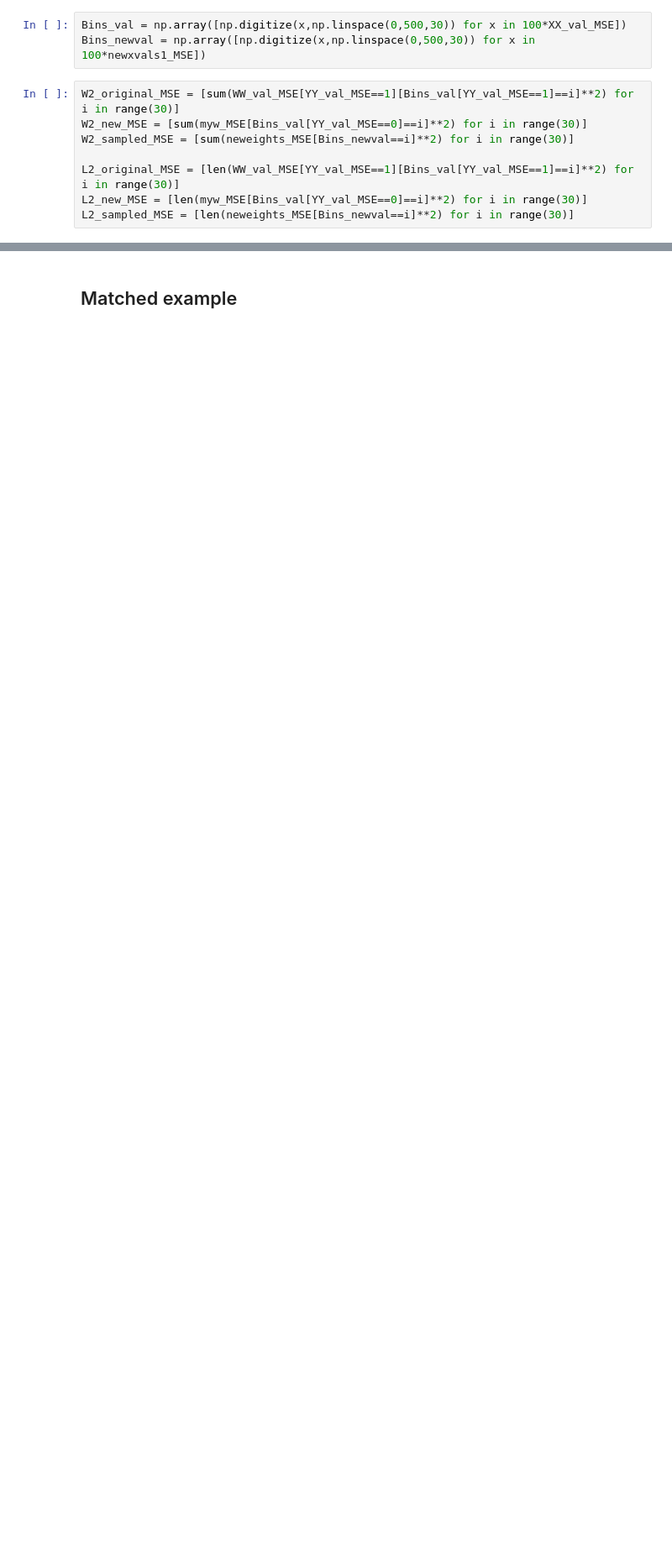
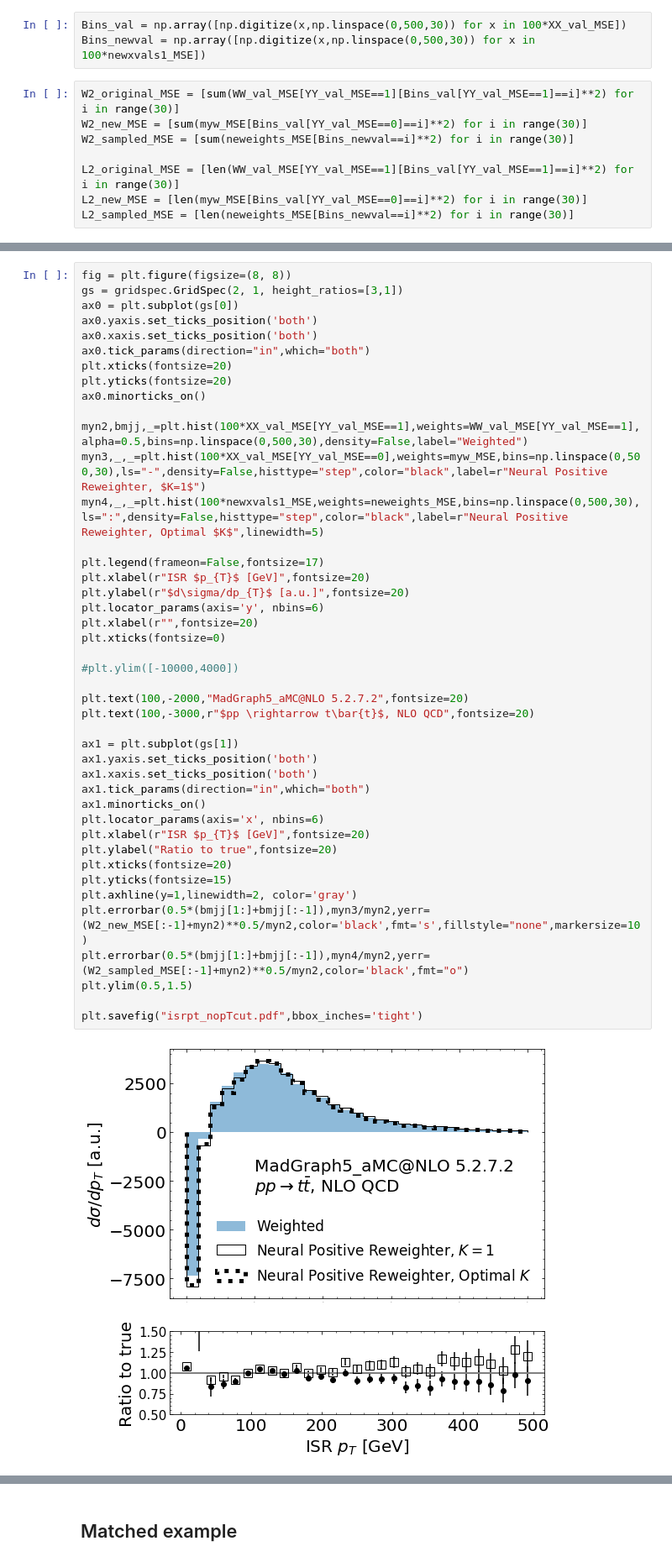
Before and after one commit to bnachman/NeuralPositiveResampler, a Jupyter notebook: TopQuarksExample.ipynb, the cells around one changed output, grey strips where cells are left out. Shown at 84% size. Cells and saved outputs as stored; diff of their text form; blank space fills up the shorter version.

```diff
--- a/TopQuarksExample.ipynb
+++ b/TopQuarksExample.ipynb
@@ -630,3 +607,48 @@ L2_sampled_MSE = [len(neweights_MSE[Bins_newval==i]**2) for i in range(30)]
+# %%
+fig = plt.figure(figsize=(8, 8))
+gs = gridspec.GridSpec(2, 1, height_ratios=[3,1])
+ax0 = plt.subplot(gs[0])
+ax0.yaxis.set_ticks_position('both')
+ax0.xaxis.set_ticks_position('both')
+ax0.tick_params(direction="in",which="both")
+plt.xticks(fontsize=20)
+plt.yticks(fontsize=20)
+ax0.minorticks_on()
+
+myn2,bmjj,_=plt.hist(100*XX_val_MSE[YY_val_MSE==1],weights=WW_val_MSE[YY_val_MSE==1],alpha=0.5,bins=np.linspace(0,500,30),density=False,label="Weighted")
+myn3,_,_=plt.hist(100*XX_val_MSE[YY_val_MSE==0],weights=myw_MSE,bins=np.linspace(0,500,30),ls="-",density=False,histtype="step",color="black",label=r"Neural Positive Reweighter, $K=1$")
+myn4,_,_=plt.hist(100*newxvals1_MSE,weights=neweights_MSE,bins=np.linspace(0,500,30),ls=":",density=False,histtype="step",color="black",label=r"Neural Positive Reweighter, Optimal $K$",linewidth=5)
+
+plt.legend(frameon=False,fontsize=17)
+plt.xlabel(r"ISR $p_{T}$ [GeV]",fontsize=20)
+plt.ylabel(r"$d\sigma/dp_{T}$ [a.u.]",fontsize=20)
+plt.locator_params(axis='y', nbins=6)
+plt.xlabel(r"",fontsize=20)
+plt.xticks(fontsize=0)
+
+#plt.ylim([-10000,4000])
+
+plt.text(100,-2000,"MadGraph5_aMC@NLO 5.2.7.2",fontsize=20)
+plt.text(100,-3000,r"$pp \rightarrow t\bar{t}$, NLO QCD",fontsize=20)
+
+ax1 = plt.subplot(gs[1])
+ax1.yaxis.set_ticks_position('both')
+ax1.xaxis.set_ticks_position('both')
+ax1.tick_params(direction="in",which="both")
+ax1.minorticks_on()
+plt.locator_params(axis='x', nbins=6)
+plt.xlabel(r"ISR $p_{T}$ [GeV]",fontsize=20)
+plt.ylabel("Ratio to true",fontsize=20)
+plt.xticks(fontsize=20)
+plt.yticks(fontsize=15)
+plt.axhline(y=1,linewidth=2, color='gray')
+plt.errorbar(0.5*(bmjj[1:]+bmjj[:-1]),myn3/myn2,yerr=(W2_new_MSE[:-1]+myn2)**0.5/myn2,color='black',fmt='s',fillstyle="none",markersize=10)
+plt.errorbar(0.5*(bmjj[1:]+bmjj[:-1]),myn4/myn2,yerr=(W2_sampled_MSE[:-1]+myn2)**0.5/myn2,color='black',fmt="o")
+plt.ylim(0.5,1.5)
+
+plt.savefig("isrpt_nopTcut.pdf",bbox_inches='tight')
+# %% [output]
+[figure, added]
 # %%
 fig = plt.figure(figsize=(8, 6))
 gs = gridspec.GridSpec(1, 1)
```
Also changed, not shown: parts of 13 cells of this notebook, 1 other file.
